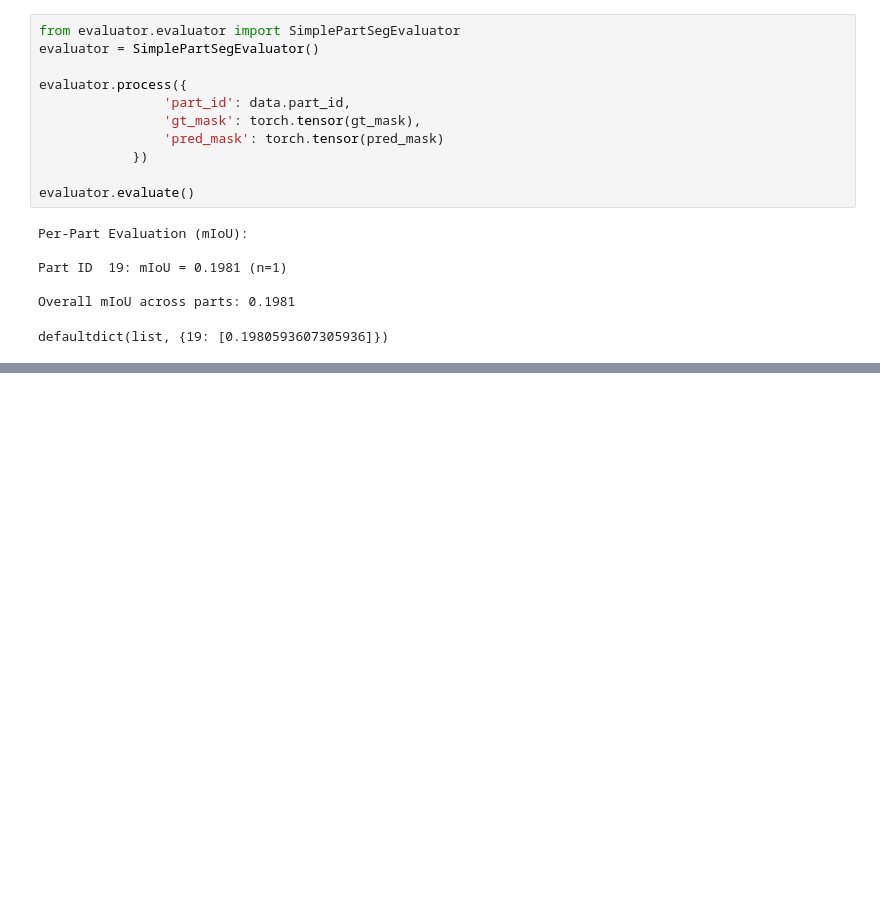
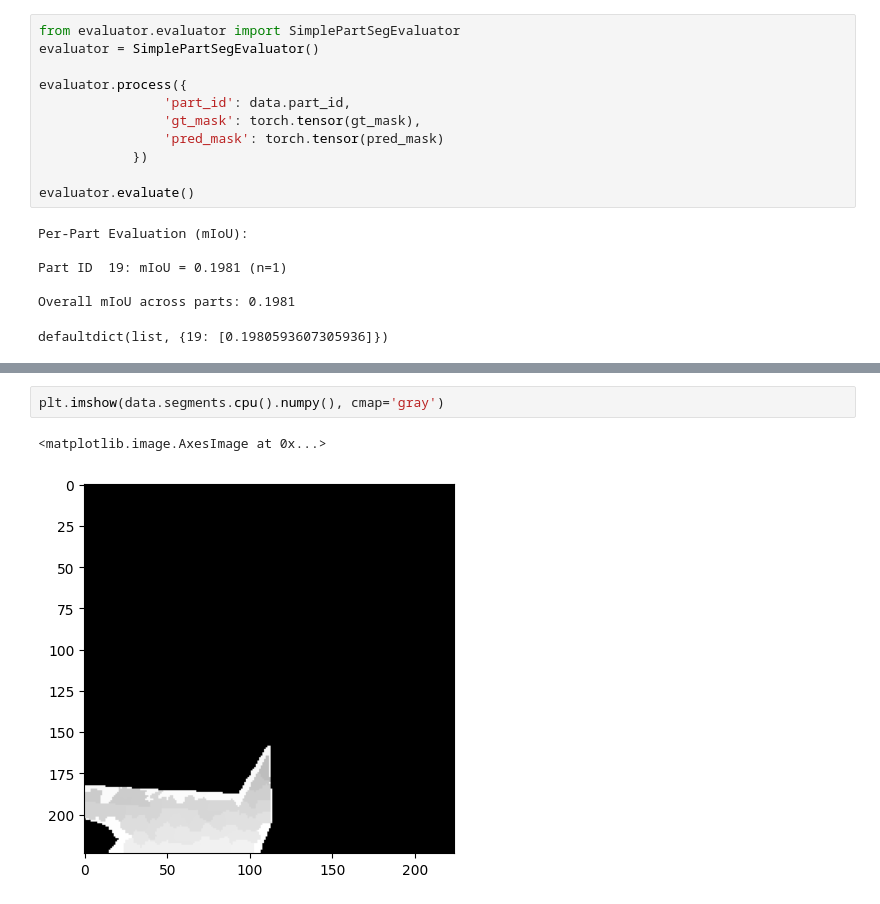
Before and after one commit to standing-on-giants/Few-Shot-Object-Part-Segmentation-via-Graph-Node-Representation-Learning-ICLR-26-, a Jupyter notebook: inference.ipynb, the cells around one changed output, grey strips where cells are left out. Drawn from its saved outputs; the diff is of its cells as text; blank space fills up the shorter version.

```diff
--- a/inference.ipynb
+++ b/inference.ipynb
@@ -258,0 +270,5 @@ defaultdict(list, {19: [0.1980593607305936]})
+# %%
+plt.imshow(data.segments.cpu().numpy(), cmap='gray')
+# %% [output]
+<matplotlib.image.AxesImage at 0x...>
+[figure, added]
```
Also changed, not shown: parts of 10 cells of this notebook, 9 other files.
